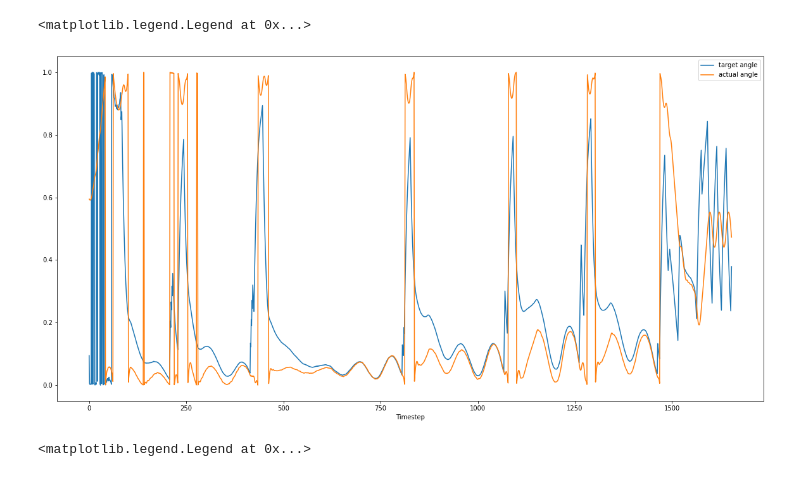
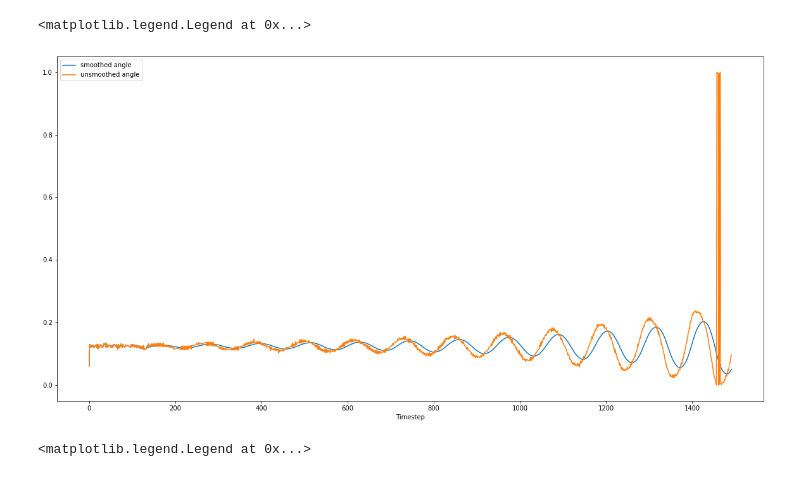
Before and after one commit to YashSax/BotsRace, a Jupyter notebook: plot_data.ipynb, the cells around one changed output. Drawn from its saved outputs; the diff is of its cells as text; code cells hidden in the pictures.

```diff
--- a/plot_data.ipynb
+++ b/plot_data.ipynb
@@ -7,20 +7,20 @@ with open("./solution_out", "rb") as f:
 # %%
 plt.figure(figsize=(20, 10))
 plt.xlabel("Timestep")
 # plt.plot(data["smoothed_angles"], label="smoothed angles")
 # plt.plot(data["unsmoothed_angles"], label="unsmoothed angles")
 
-plt.plot(data["smoothed_angles"], label="target angle")
-plt.plot(data["robot_angles"], label="actual angle")
+plt.plot(data["smoothed_angles"], label="smoothed angle")
+plt.plot(data["unsmoothed_angles"], label="unsmoothed angle")
 
 # for k in data:
 #     if k in ["is"]:
 #         continue
 #     plt.plot(data[k][100:], label=k)
 plt.legend()
 # %% [output]
 <matplotlib.legend.Legend at 0x...>
-[figure, old version]
+[figure, new version]
 # %%
 plt.figure(figsize=(20, 10))
 plt.xlabel("Timestep")
```
Also changed, not shown: 3 other files.
